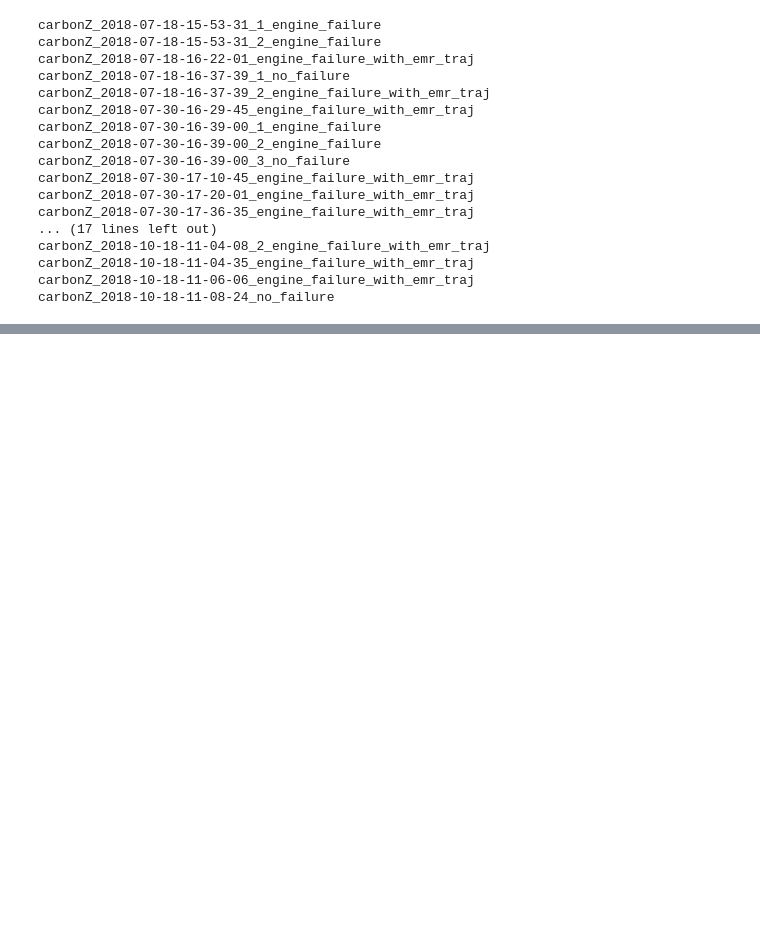
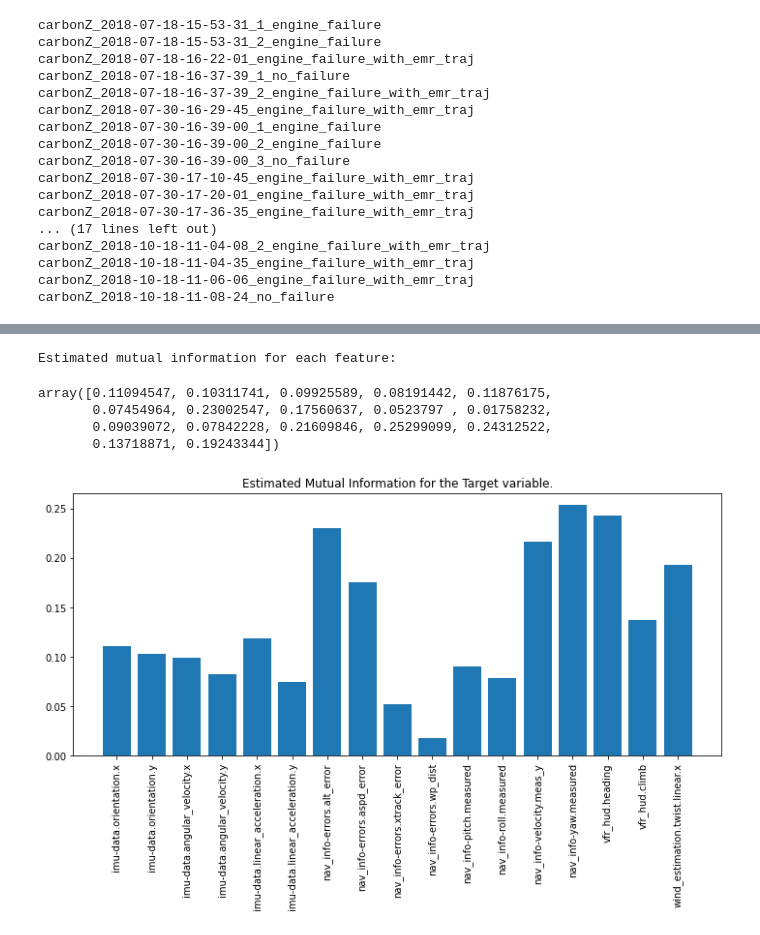
Before and after one commit to shamilnabiyev/alfa-uav-fault-detection, a Jupyter notebook: data-processing.ipynb, the cells around one changed output, grey strips where cells are left out. Saved outputs shown, nothing was run; the diff lists cells and outputs as text; code cells hidden in the pictures; blank space fills up the shorter version.

```diff
--- a/data-processing.ipynb
+++ b/data-processing.ipynb
@@ -198,0 +314,36 @@ with open(os.path.join("data", "df_dict.pkl"), 'rb') as f:
+# %%
+from sklearn.feature_selection import mutual_info_classif
+
+X = df_1.drop(["failure_status"], axis=1)
+y = df_1["failure_status"].copy()
+y = y.values
+
+y[y>0] = 1
+y[y<0] = 0
+
+mi = mutual_info_classif(
+    X=X,
+    y=y,
+    random_state=42
+)
+
+print("Estimated mutual information for each feature:")
+
+display(mi)
+# %% [output]
+Estimated mutual information for each feature:
+array([0.11094547, 0.10311741, 0.09925589, 0.08191442, 0.11876175,
+       0.07454964, 0.23002547, 0.17560637, 0.0523797 , 0.01758232,
+       0.09039072, 0.07842228, 0.21609846, 0.25299099, 0.24312522,
+       0.13718871, 0.19243344])
+# %%
+x_labels = list(map(lambda x: x[7:], X.columns))
+
+fig1 = plt.figure(figsize=(12, 5))
+plt.bar(x_labels, height=mi)
+
+plt.title("Estimated Mutual Information for the Target variable.")
+plt.xticks(rotation = 90)
+plt.show()
+# %% [output]
+[figure, added]
```
Also changed, not shown: parts of 25 cells of this notebook.
